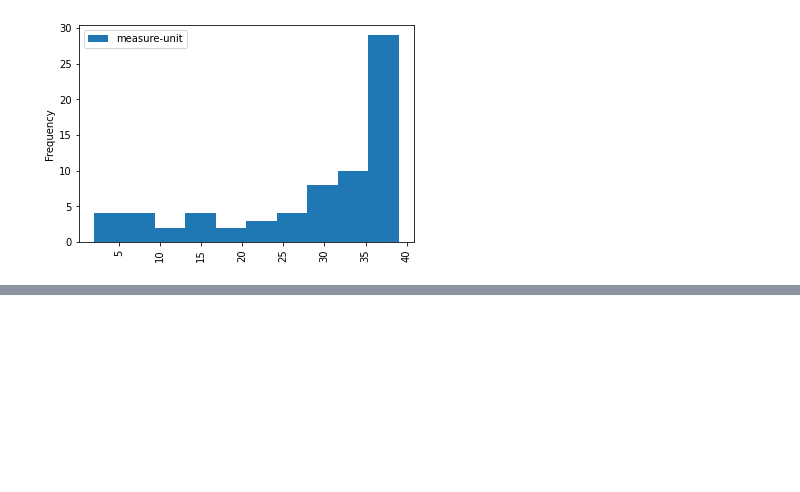
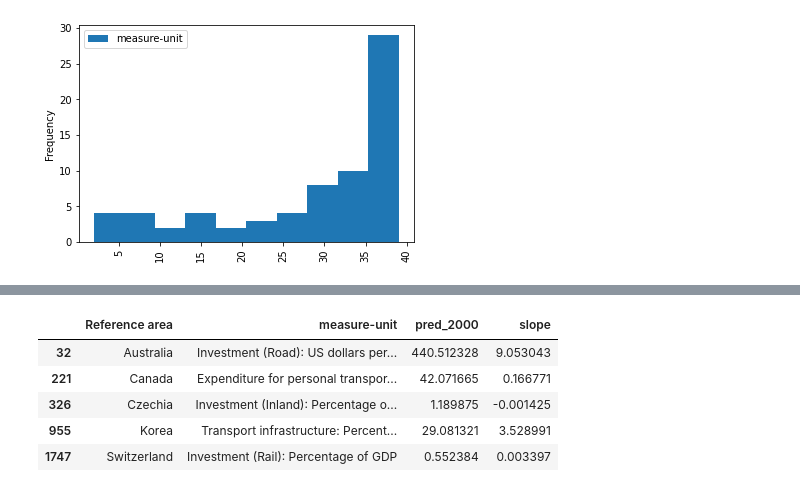
Before and after one commit to ayeachuri/transport_investment_analytics, a Jupyter notebook: OECD Transport Analysis.ipynb, the cells around one changed output, grey strips where cells are left out. Saved outputs shown, nothing was run; the diff lists cells and outputs as text; code cells hidden in the pictures; blank space fills up the shorter version.

```diff
--- a/OECD Transport Analysis.ipynb
+++ b/OECD Transport Analysis.ipynb
@@ -431,0 +491,80 @@ The number of countries included is:  43
+# %%
+### Block 2.6 - Data Preparation ###
+
+# << Data Preparation Task B - Reshaping the dataframe for Cluster analysis >>
+
+#  B2. Unpivot the measure and time columns so there is exactly one row per country,
+#      reducing 90K rows to ~70
+
+# We now have filtered our data to high-information countries and addressed transport mode redundancy.
+# Next, we need to address the time dimension. For each measure-unit, we have yearly observations
+# (up to 30 values between 1994-2023). Rather than keeping all years as separate columns,
+# we'll summarize each country's time series with a linear model.
+
+# For each country and measure-unit combination, we'll use Ordinary Least Squares (OLS) regression:
+#   Predicted Value = m*(Year-2000) + b
+# We'll record:
+#   1. pred2000 - the predicted value for year 2000 (based on the regression line)
+#   2. slope - the annual rate of change
+
+# This approach handles:
+# - Missing years in a time series
+# - Different ranges of available data across countries
+# - Creates a consistent basis for comparison
+
+# Group by country and measure-unit
+groupedHighInfoCountriesDF = aggHighInfoCountriesDF.groupby(['Reference area', 'measure-unit'])
+
+# Define OLS regression function
+def olsCoefficients(group):
+    # Remove the grouping columns from the group data
+    data = group.reset_index(drop=True)
+
+    y = data['OBS_VALUE']
+    x = data['TIME_PERIOD']
+
+    # If we have only one data point, use that value with zero slope
+    if len(x) == 1:
+        # Get the existing value
+        obs_value = y.iloc[0]
+        year = x.iloc[0]
+
+        # Since we have only one point, we define the slope as 0
+        # The intercept is just the observed value
+        slope = 0
+        intercept = obs_value
+
+        # Calculate the 2000 prediction (which will be the same as obs_value)
+        pred_2000 = intercept  # Since slope is 0, this equals the observed value
+
+        return [pred_2000, slope]
+
+    # If we have multiple data points, fit the regression
+    try:
+        slope, intercept = np.polyfit(x, y, 1)
+        pred_2000 = slope * 2000 + intercept
+        return [pred_2000, slope]
+    except:
+        # If regression fails for any reason, return NaN
+        return [np.nan, np.nan]
+
+# Apply OLS regression to each country-measure combination
+result = groupedHighInfoCountriesDF.apply(olsCoefficients, include_groups=False)
+
+# Create a dataframe from the results
+resultDf = pd.DataFrame(result.tolist(),
+                         index=result.index,
+                         columns=['pred_2000', 'slope'])
+
+# Reset index to convert the MultiIndex into regular columns
+finalDf = resultDf.reset_index()
+
+# Preview the results
+finalDf.sample(n=5, random_state=32918)
+# %% [output]
+|  | Reference area | measure-unit | pred_2000 | slope |
+| 32 | Australia | Investment (Road): US dollars per... | 440.512328 | 9.053043 |
+| 221 | Canada | Expenditure for personal transpor... | 42.071665 | 0.166771 |
+| 326 | Czechia | Investment (Inland): Percentage o... | 1.189875 | -0.001425 |
+| 955 | Korea | Transport infrastructure: Percent... | 29.081321 | 3.528991 |
+| 1747 | Switzerland | Investment (Rail): Percentage of GDP | 0.552384 | 0.003397 |
```
Also changed, not shown: parts of 14 cells of this notebook, 3 other files.
